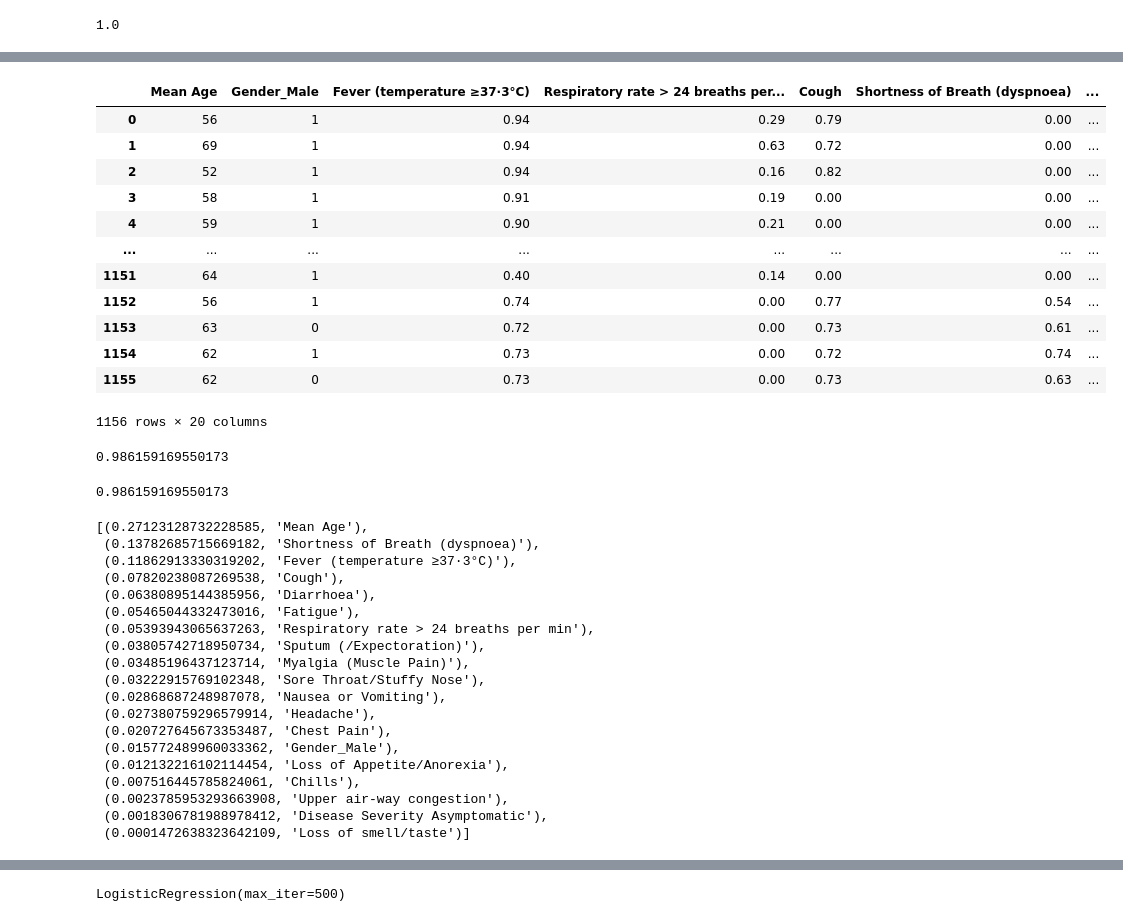
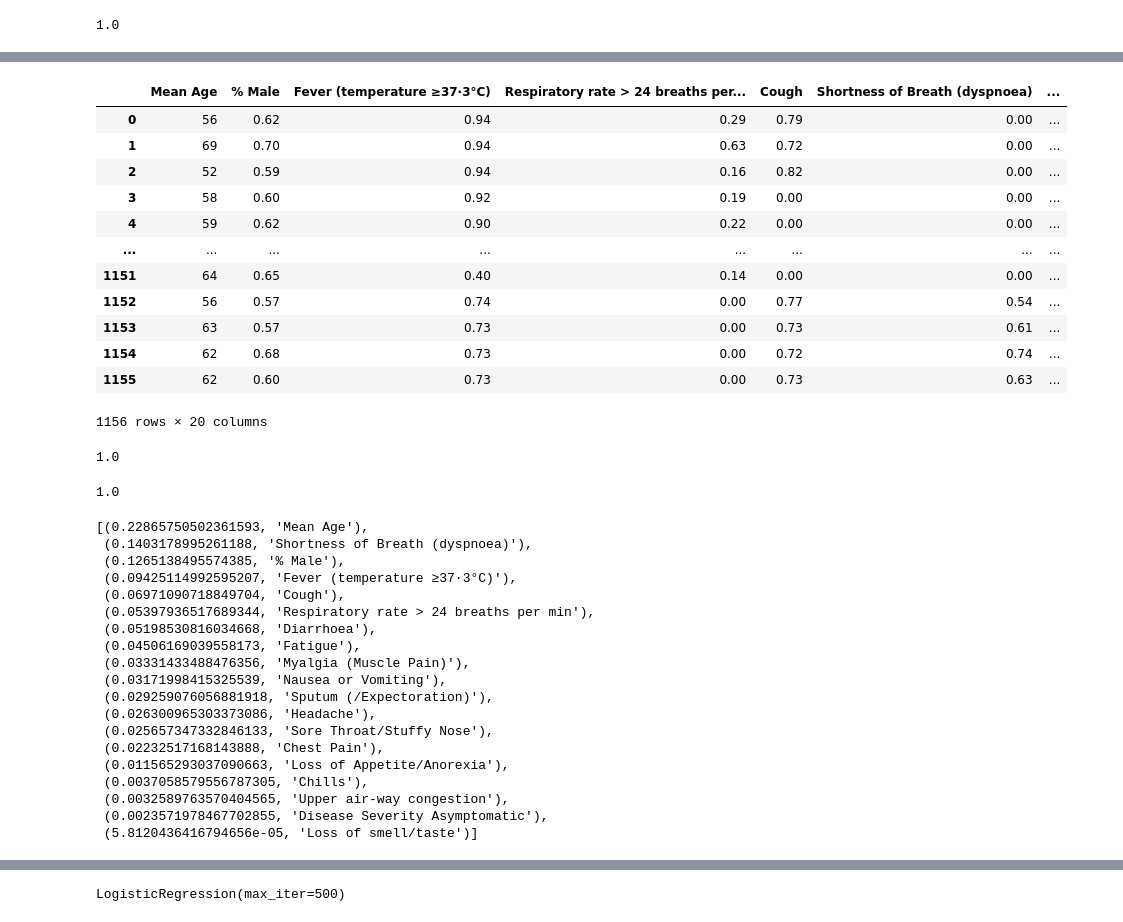
Before and after one commit to stellakk75/COVID-19RiskCalc, a Jupyter notebook: MachineLearningQ2.ipynb, the cells around one changed output, grey strips where cells are left out. Cells and saved outputs as stored; diff of their text form; code cells hidden in the pictures.

```diff
--- a/MachineLearningQ2.ipynb
+++ b/MachineLearningQ2.ipynb
@@ -7,7 +7,7 @@ import numpy as np
 import os
 from sklearn import tree
 # %%
-df = pd.read_csv('test3.csv')
+df = pd.read_csv('cleaned_data.csv')
 # %%
 df
 # %% [output]
@@ -46,7 +46,7 @@ my_list
  'Mortality',
  'Mortality_bin']
 # %%
-column_names = ['Mean Age','Gender_Male','Smoking history', 'Hypertension', 'Diabetes', 'Cardiovascular Disease (incl. CAD)',
+column_names = ['Mean Age','% Male','Smoking history', 'Hypertension', 'Diabetes', 'Cardiovascular Disease (incl. CAD)',
                 'Chronic obstructive lung (COPD)', 'Cancer (Any)', 'Liver Disease (any)', 'Cerebrovascular Disease',
                 'Chronic kidney/renal disease', 'Other', 'Fever (temperature ≥37·3°C)', 'Respiratory rate > 24 breaths per min',
                 'Cough', 'Shortness of Breath (dyspnoea)', 'Headache', 'Sputum (/Expectoration)', 'Myalgia (Muscle Pain)',
@@ -174,24 +174,24 @@ sorted(zip(rf.feature_importances_, feature_names), reverse=True)
 # %%
-column_names = ['Mean Age','Gender_Male','Fever (temperature ≥37·3°C)', 'Respiratory rate > 24 breaths per min',
+column_names = ['Mean Age','% Male','Fever (temperature ≥37·3°C)', 'Respiratory rate > 24 breaths per min',
                 'Cough', 'Shortness of Breath (dyspnoea)', 'Headache', 'Sputum (/Expectoration)', 'Myalgia (Muscle Pain)',
                 'Fatigue', 'Upper air-way congestion', 'Diarrhoea', 'Nausea or Vomiting', 'Loss of Appetite/Anorexia',
                 'Sore Throat/Stuffy Nose', 'Chills', 'Chest Pain', 'Loss of smell/taste', 'Disease Severity Asymptomatic','Mortality_bin']
 
 symptoms_df = pd.DataFrame(new_df,columns=column_names)
 symptoms_df
 # %% [output]
-|  | Mean Age | Gender_Male | Fever (temperature ≥37·3°C) | Respiratory rate > 24 breaths per... | Cough | Shortness of Breath (dyspnoea) | ... |
-| 0 | 56 | 1 | 0.94 | 0.29 | 0.79 | 0.00 | ... |
-| 1 | 69 | 1 | 0.94 | 0.63 | 0.72 | 0.00 | ... |
-| 2 | 52 | 1 | 0.94 | 0.16 | 0.82 | 0.00 | ... |
-| 3 | 58 | 1 | 0.91 | 0.19 | 0.00 | 0.00 | ... |
-| 4 | 59 | 1 | 0.90 | 0.21 | 0.00 | 0.00 | ... |
+|  | Mean Age | % Male | Fever (temperature ≥37·3°C) | Respiratory rate > 24 breaths per... | Cough | Shortness of Breath (dyspnoea) | ... |
+| 0 | 56 | 0.62 | 0.94 | 0.29 | 0.79 | 0.00 | ... |
+| 1 | 69 | 0.70 | 0.94 | 0.63 | 0.72 | 0.00 | ... |
+| 2 | 52 | 0.59 | 0.94 | 0.16 | 0.82 | 0.00 | ... |
+| 3 | 58 | 0.60 | 0.92 | 0.19 | 0.00 | 0.00 | ... |
+| 4 | 59 | 0.62 | 0.90 | 0.22 | 0.00 | 0.00 | ... |
 | ... | ... | ... | ... | ... | ... | ... | ... |
-| 1151 | 64 | 1 | 0.40 | 0.14 | 0.00 | 0.00 | ... |
-| 1152 | 56 | 1 | 0.74 | 0.00 | 0.77 | 0.54 | ... |
-| 1153 | 63 | 0 | 0.72 | 0.00 | 0.73 | 0.61 | ... |
-| 1154 | 62 | 1 | 0.73 | 0.00 | 0.72 | 0.74 | ... |
-| 1155 | 62 | 0 | 0.73 | 0.00 | 0.73 | 0.63 | ... |
+| 1151 | 64 | 0.65 | 0.40 | 0.14 | 0.00 | 0.00 | ... |
+| 1152 | 56 | 0.57 | 0.74 | 0.00 | 0.77 | 0.54 | ... |
+| 1153 | 63 | 0.57 | 0.73 | 0.00 | 0.73 | 0.61 | ... |
+| 1154 | 62 | 0.68 | 0.73 | 0.00 | 0.72 | 0.74 | ... |
+| 1155 | 62 | 0.60 | 0.73 | 0.00 | 0.73 | 0.63 | ... |
 1156 rows × 20 columns
 # %%
 data = symptoms_df.drop("Mortality_bin", axis=1)
@@ -206,35 +206,35 @@ clf = tree.DecisionTreeClassifier()
 clf = clf.fit(X_train, y_train)
 clf.score(X_test, y_test)
 # %% [output]
-0.986159169550173
+1.0
 # %%
 from sklearn.ensemble import RandomForestClassifier
 rf = RandomForestClassifier(n_estimators=500)
 rf = rf.fit(X_train, y_train)
 rf.score(X_test, y_test)
 # %% [output]
-0.986159169550173
+1.0
 # %%
 sorted(zip(rf.feature_importances_, feature_names), reverse=True)
 #Age, SOB, Fever, cough, diarrhea, tachypnea are main contributors to mortality rate
 # %% [output]
-[(0.27123128732228585, 'Mean Age'),
- (0.13782685715669182, 'Shortness of Breath (dyspnoea)'),
- (0.11862913330319202, 'Fever (temperature ≥37·3°C)'),
- (0.07820238087269538, 'Cough'),
- (0.06380895144385956, 'Diarrhoea'),
- (0.05465044332473016, 'Fatigue'),
- (0.05393943065637263, 'Respiratory rate > 24 breaths per min'),
- (0.03805742718950734, 'Sputum (/Expectoration)'),
- (0.03485196437123714, 'Myalgia (Muscle Pain)'),
- (0.03222915769102348, 'Sore Throat/Stuffy Nose'),
- (0.02868687248987078, 'Nausea or Vomiting'),
- (0.027380759296579914, 'Headache'),
- (0.020727645673353487, 'Chest Pain'),
- (0.015772489960033362, 'Gender_Male'),
- (0.012132216102114454, 'Loss of Appetite/Anorexia'),
- (0.007516445785824061, 'Chills'),
- (0.0023785953293663908, 'Upper air-way congestion'),
- (0.0018306781988978412, 'Disease Severity Asymptomatic'),
- (0.0001472638323642109, 'Loss of smell/taste')]
+[(0.22865750502361593, 'Mean Age'),
+ (0.1403178995261188, 'Shortness of Breath (dyspnoea)'),
+ (0.1265138495574385, '% Male'),
+ (0.09425114992595207, 'Fever (temperature ≥37·3°C)'),
+ (0.06971090718849704, 'Cough'),
+ (0.05397936517689344, 'Respiratory rate > 24 breaths per min'),
+ (0.05198530816034668, 'Diarrhoea'),
+ (0.04506169039558173, 'Fatigue'),
+ (0.03331433488476356, 'Myalgia (Muscle Pain)'),
+ (0.03171998415325539, 'Nausea or Vomiting'),
+ (0.029259076056881918, 'Sputum (/Expectoration)'),
+ (0.026300965303373086, 'Headache'),
+ (0.025657347332846133, 'Sore Throat/Stuffy Nose'),
+ (0.02232517168143888, 'Chest Pain'),
+ (0.011565293037090663, 'Loss of Appetite/Anorexia'),
+ (0.0037058579556787305, 'Chills'),
+ (0.0032589763570404565, 'Upper air-way congestion'),
+ (0.0023571978467702855, 'Disease Severity Asymptomatic'),
+ (5.8120436416794656e-05, 'Loss of smell/taste')]
 # %%
```
Also changed, not shown: parts of 20 cells of this notebook, 19 other files.
